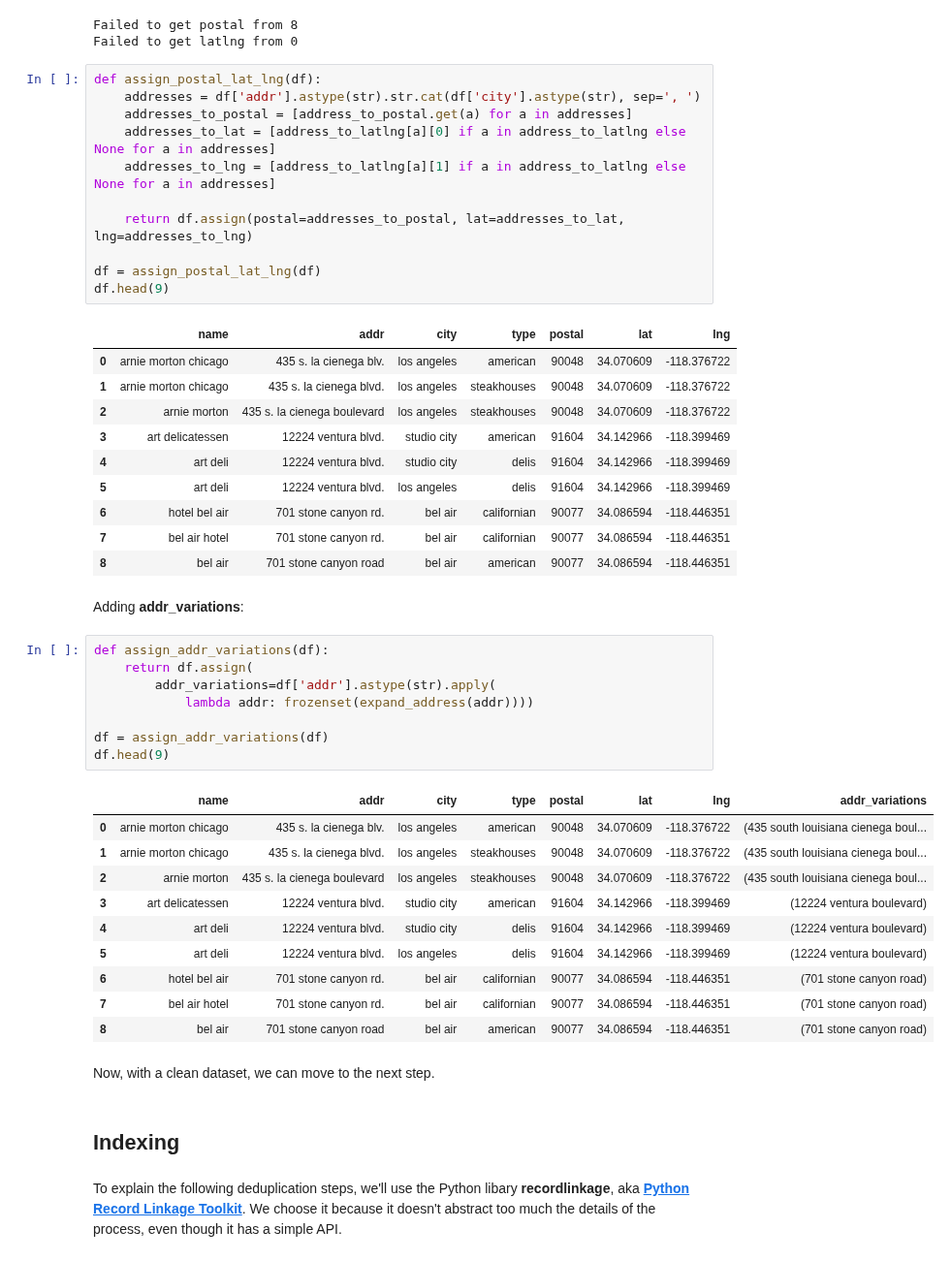
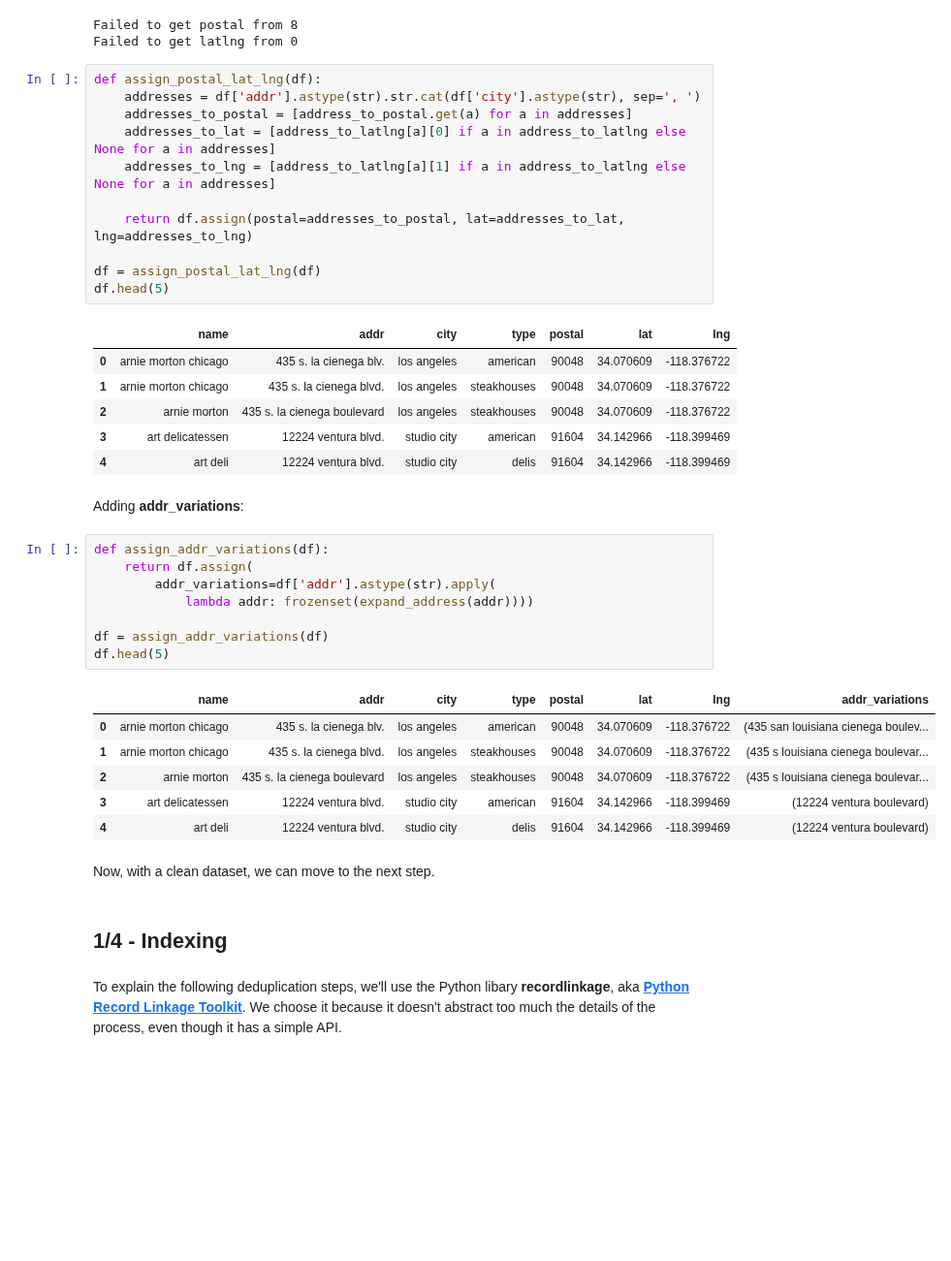
Before and after one commit to vintasoftware/deduplication-slides, a Jupyter notebook: slides.ipynb, the cells around one changed output. Shown at 97% size. Saved outputs shown, nothing was run; the diff lists cells and outputs as text; blank space fills up the shorter version.

```diff
--- a/slides.ipynb
+++ b/slides.ipynb
@@ -637,7 +607,7 @@ def assign_postal_lat_lng(df):
     return df.assign(postal=addresses_to_postal, lat=addresses_to_lat, lng=addresses_to_lng)
 
 df = assign_postal_lat_lng(df)
-df.head(9)
+df.head(5)
 # %% [output]
 |  | name | addr | city | type | postal | lat | lng |
 | 0 | arnie morton chicago | 435 s. la cienega blv. | los angeles | american | 90048 | 34.070609 | -118.376722 |
@@ -645,35 +615,27 @@ df.head(9)
 | 2 | arnie morton | 435 s. la cienega boulevard | los angeles | steakhouses | 90048 | 34.070609 | -118.376722 |
 | 3 | art delicatessen | 12224 ventura blvd. | studio city | american | 91604 | 34.142966 | -118.399469 |
 | 4 | art deli | 12224 ventura blvd. | studio city | delis | 91604 | 34.142966 | -118.399469 |
-| 5 | art deli | 12224 ventura blvd. | los angeles | delis | 91604 | 34.142966 | -118.399469 |
-| 6 | hotel bel air | 701 stone canyon rd. | bel air | californian | 90077 | 34.086594 | -118.446351 |
-| 7 | bel air hotel | 701 stone canyon rd. | bel air | californian | 90077 | 34.086594 | -118.446351 |
-| 8 | bel air | 701 stone canyon road | bel air | american | 90077 | 34.086594 | -118.446351 |
 # %% [markdown]
 Adding **addr_variations**:
 # %%
 def assign_addr_variations(df):
     return df.assign(
         addr_variations=df['addr'].astype(str).apply(
             lambda addr: frozenset(expand_address(addr))))
 
 df = assign_addr_variations(df)
-df.head(9)
+df.head(5)
 # %% [output]
 |  | name | addr | city | type | postal | lat | lng | addr_variations |
-| 0 | arnie morton chicago | 435 s. la cienega blv. | los angeles | american | 90048 | 34.070609 | -118.376722 | (435 south louisiana cienega boul... |
-| 1 | arnie morton chicago | 435 s. la cienega blvd. | los angeles | steakhouses | 90048 | 34.070609 | -118.376722 | (435 south louisiana cienega boul... |
-| 2 | arnie morton | 435 s. la cienega boulevard | los angeles | steakhouses | 90048 | 34.070609 | -118.376722 | (435 south louisiana cienega boul... |
+| 0 | arnie morton chicago | 435 s. la cienega blv. | los angeles | american | 90048 | 34.070609 | -118.376722 | (435 san louisiana cienega boulev... |
+| 1 | arnie morton chicago | 435 s. la cienega blvd. | los angeles | steakhouses | 90048 | 34.070609 | -118.376722 | (435 s louisiana cienega boulevar... |
+| 2 | arnie morton | 435 s. la cienega boulevard | los angeles | steakhouses | 90048 | 34.070609 | -118.376722 | (435 s louisiana cienega boulevar... |
 | 3 | art delicatessen | 12224 ventura blvd. | studio city | american | 91604 | 34.142966 | -118.399469 | (12224 ventura boulevard) |
 | 4 | art deli | 12224 ventura blvd. | studio city | delis | 91604 | 34.142966 | -118.399469 | (12224 ventura boulevard) |
-| 5 | art deli | 12224 ventura blvd. | los angeles | delis | 91604 | 34.142966 | -118.399469 | (12224 ventura boulevard) |
-| 6 | hotel bel air | 701 stone canyon rd. | bel air | californian | 90077 | 34.086594 | -118.446351 | (701 stone canyon road) |
-| 7 | bel air hotel | 701 stone canyon rd. | bel air | californian | 90077 | 34.086594 | -118.446351 | (701 stone canyon road) |
-| 8 | bel air | 701 stone canyon road | bel air | american | 90077 | 34.086594 | -118.446351 | (701 stone canyon road) |
 # %% [markdown]
 Now, with a clean dataset, we can move to the next step.
 # %% [markdown]
-## Indexing
+## 1/4 - Indexing
 # %% [markdown]
 To explain the following deduplication steps, we'll use the Python libary **recordlinkage**, aka **[Python Record Linkage Toolkit](http://recordlinkage.readthedocs.io/en/latest/ref-compare.html)**. We choose it because it doesn't abstract too much the details of the process, even though it has a simple API.
 # %% [markdown]
```
Also changed, not shown: parts of 96 cells of this notebook, 5 other files.
